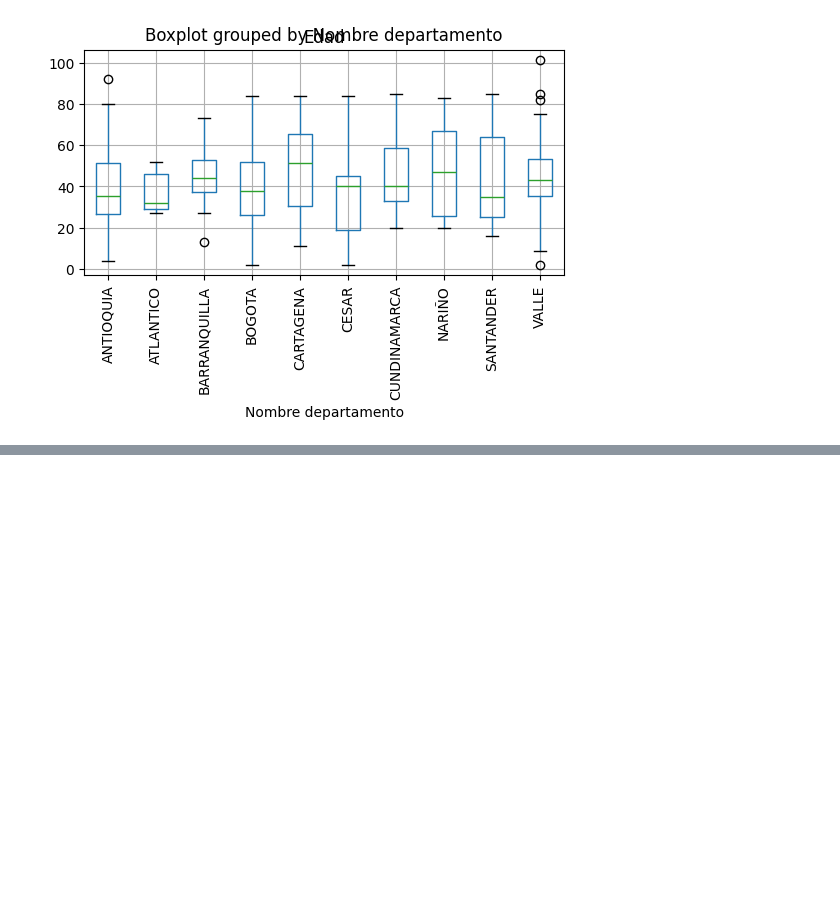
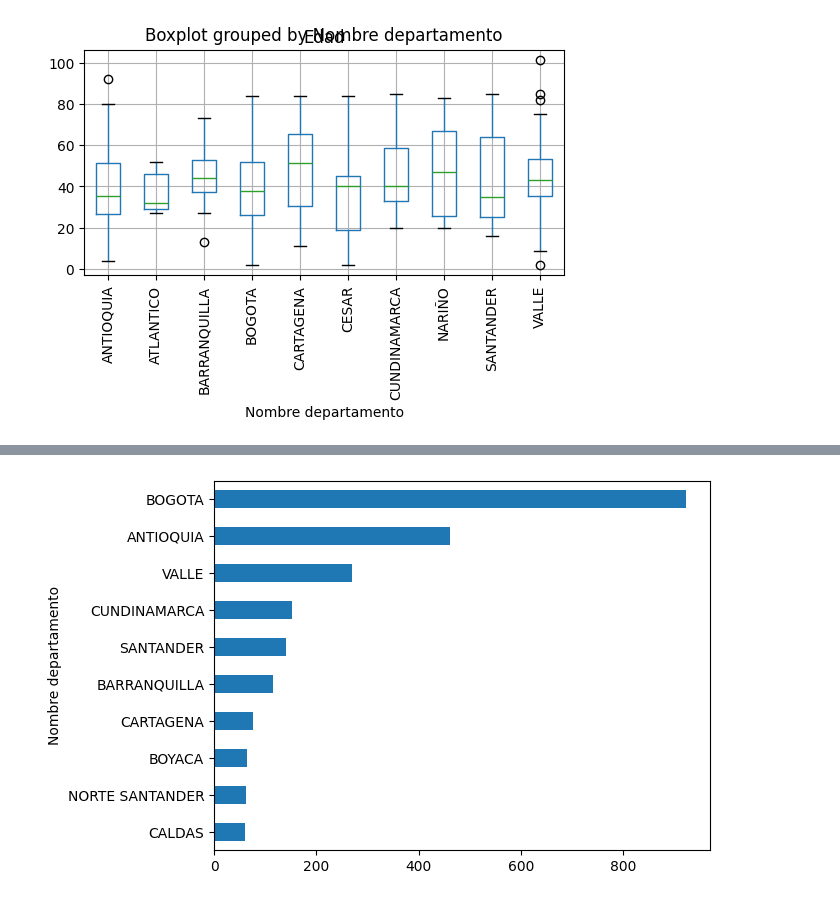
Before and after one commit to asegura4488/EDCO_IntroCienciaDatos, a Jupyter notebook: Semana2/Sesion4.ipynb, the cells around one changed output, grey strips where cells are left out. Drawn from its saved outputs; the diff is of its cells as text; code cells hidden in the pictures; blank space fills up the shorter version.

```diff
--- a/Semana2/Sesion4.ipynb
+++ b/Semana2/Sesion4.ipynb
@@ -238,3 +238,15 @@ datos_top10.boxplot(
 # %% [output]
 <Axes: title={'center': 'Edad'}, xlabel='Nombre departamento'>
 [figure]
+# %%
+# Vamos a realizar la tarea para todos
+lista_df = []
+
+for f in csv_files:
+  temp = pd.read_csv(
+      f,
+      sep=',',
+      usecols=['Edad','Nombre departamento'], # Muy poderoso
+      low_memory=False
+  )
+  lista_df.append(temp)
@@ -240,0 +269,17 @@ datos_top10.boxplot(
+# %%
+# Concatena = colocar todas las tablas una debajo de otra
+datos = pd.concat(lista_df, ignore_index=True) # Muy poderoso
+#datos
+# %%
+# Una tabla de resumen
+resumen = (
+    datos
+    .groupby('Nombre departamento')['Edad']
+    .agg(
+        Registros='count',
+        Edad_promedio='mean',
+        Edad_mediana='median',
+        Desviacion='std'
+    )
+    .sort_values('Registros',ascending=False)
+)
@@ -240,0 +307,4 @@ datos_top10.boxplot(
+# %%
+# Crear la carpeta donde se guardan los resultados
+outdir = "salida"
+os.makedirs(outdir, exist_ok=True)
@@ -240,0 +315,8 @@ datos_top10.boxplot(
+# %%
+# Grafica con los departamentos con mas registro
+ruta_figura = os.path.join(outdir,'top10_departamentos.png')
+
+resumen['Registros'].head(10).sort_values().plot.barh()
+plt.savefig(ruta_figura, dpi=200)
+# %% [output]
+[figure, added]
```
Also changed, not shown: parts of 3 cells of this notebook.
